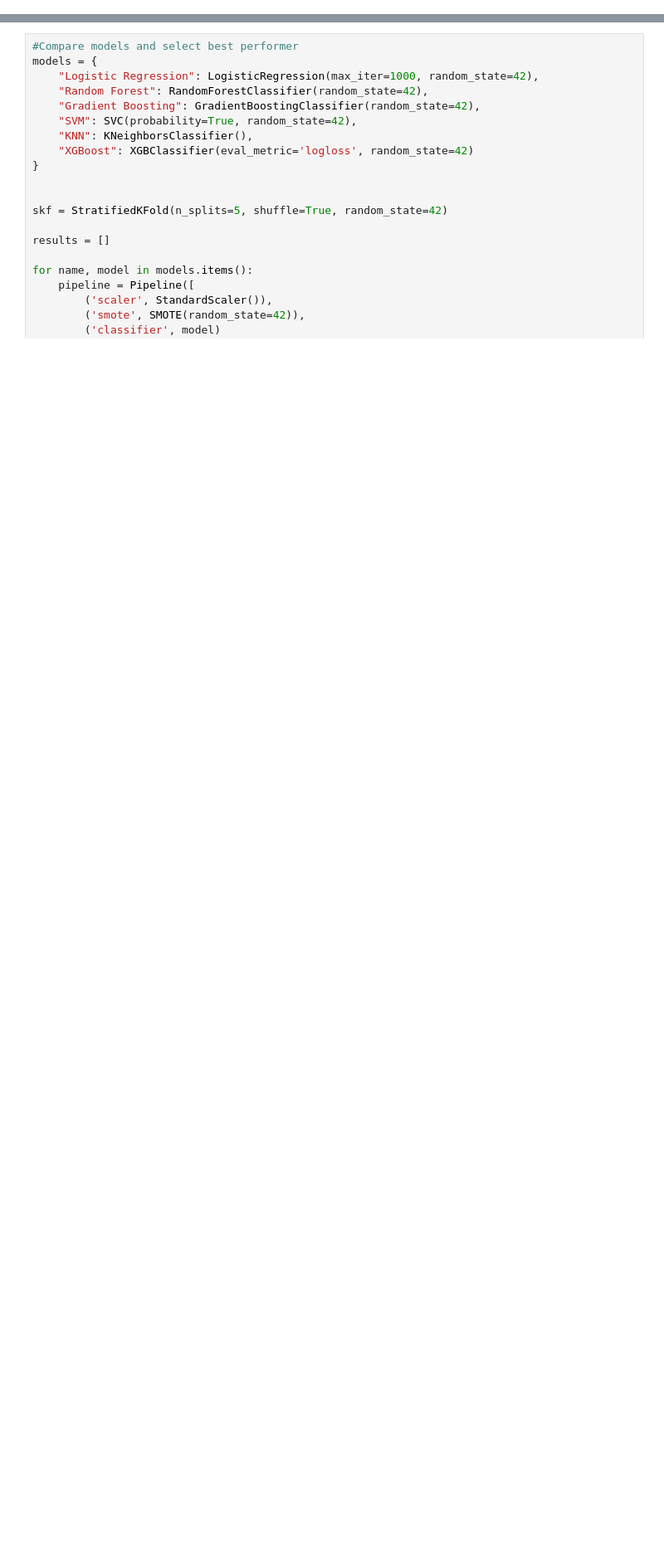
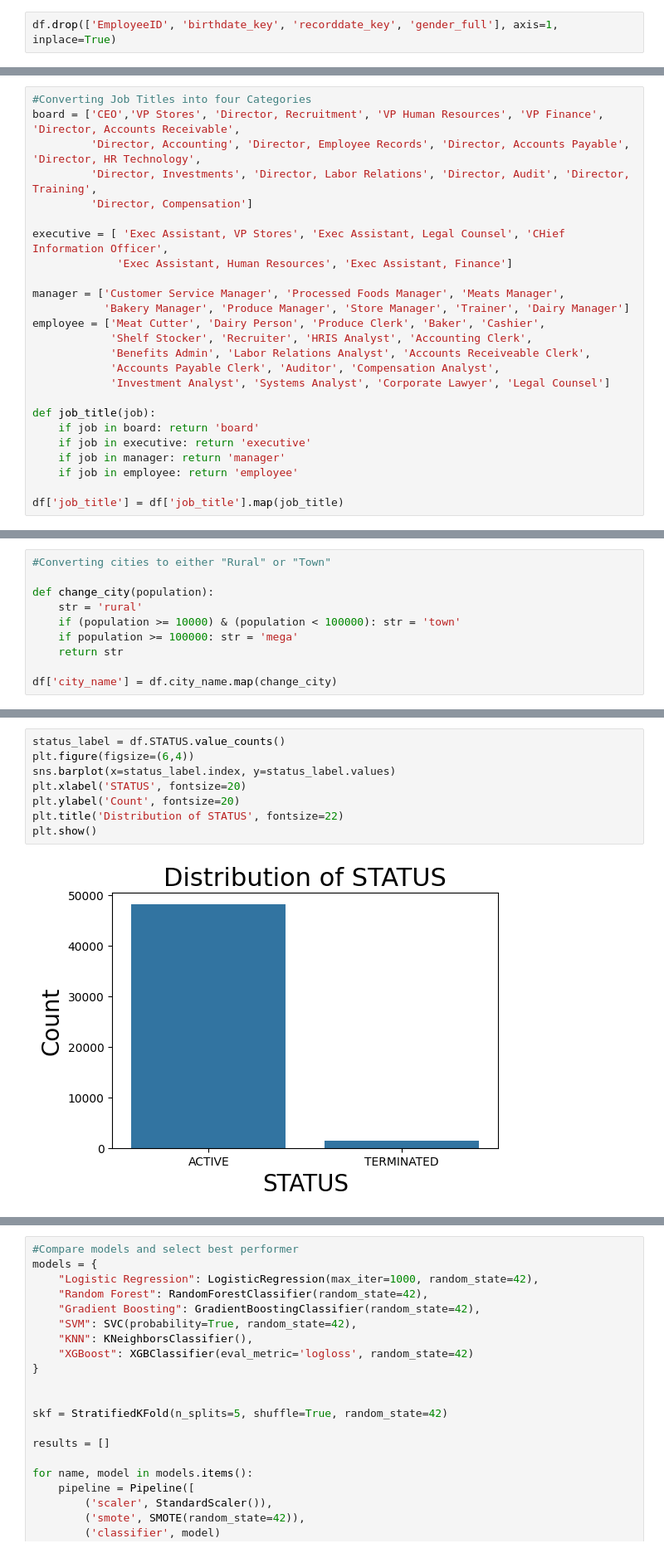
Before and after one commit to Himakar06/Employee_Attrition, a Jupyter notebook: notebooks/Employee_Attrition.ipynb, the cells around one changed output, grey strips where cells are left out. Shown: that part at 83% size. Cells and saved outputs as stored; diff of their text form; blank space fills up the shorter version.

```diff
--- a/notebooks/Employee_Attrition.ipynb
+++ b/notebooks/Employee_Attrition.ipynb
@@ -161,0 +62,2 @@ y = df['Attrition']
+# %%
+df.drop(['EmployeeID', 'birthdate_key', 'recorddate_key', 'gender_full'], axis=1, inplace=True)
@@ -161,0 +107,25 @@ y = df['Attrition']
+# %%
+#Converting Job Titles into four Categories
+board = ['CEO','VP Stores', 'Director, Recruitment', 'VP Human Resources', 'VP Finance', 'Director, Accounts Receivable',
+         'Director, Accounting', 'Director, Employee Records', 'Director, Accounts Payable', 'Director, HR Technology',
+         'Director, Investments', 'Director, Labor Relations', 'Director, Audit', 'Director, Training',
+         'Director, Compensation']
+
+executive = [ 'Exec Assistant, VP Stores', 'Exec Assistant, Legal Counsel', 'CHief Information Officer',
+             'Exec Assistant, Human Resources', 'Exec Assistant, Finance']
+
+manager = ['Customer Service Manager', 'Processed Foods Manager', 'Meats Manager',
+           'Bakery Manager', 'Produce Manager', 'Store Manager', 'Trainer', 'Dairy Manager']
+employee = ['Meat Cutter', 'Dairy Person', 'Produce Clerk', 'Baker', 'Cashier',
+            'Shelf Stocker', 'Recruiter', 'HRIS Analyst', 'Accounting Clerk',
+            'Benefits Admin', 'Labor Relations Analyst', 'Accounts Receiveable Clerk',
+            'Accounts Payable Clerk', 'Auditor', 'Compensation Analyst',
+            'Investment Analyst', 'Systems Analyst', 'Corporate Lawyer', 'Legal Counsel']
+
+def job_title(job):
+    if job in board: return 'board'
+    if job in executive: return 'executive'
+    if job in manager: return 'manager'
+    if job in employee: return 'employee'
+
+df['job_title'] = df['job_title'].map(job_title)
@@ -161,0 +185,10 @@ y = df['Attrition']
+# %%
+#Converting cities to either "Rural" or "Town"
+
+def change_city(population):
+    str = 'rural'
+    if (population >= 10000) & (population < 100000): str = 'town'
+    if population >= 100000: str = 'mega'
+    return str
+
+df['city_name'] = df.city_name.map(change_city)
@@ -161,0 +205,10 @@ y = df['Attrition']
+# %%
+status_label = df.STATUS.value_counts()
+plt.figure(figsize=(6,4))
+sns.barplot(x=status_label.index, y=status_label.values)
+plt.xlabel('STATUS', fontsize=20)
+plt.ylabel('Count', fontsize=20)
+plt.title('Distribution of STATUS', fontsize=22)
+plt.show()
+# %% [output]
+[figure, added]
```
Also changed, not shown: parts of 46 cells of this notebook.
